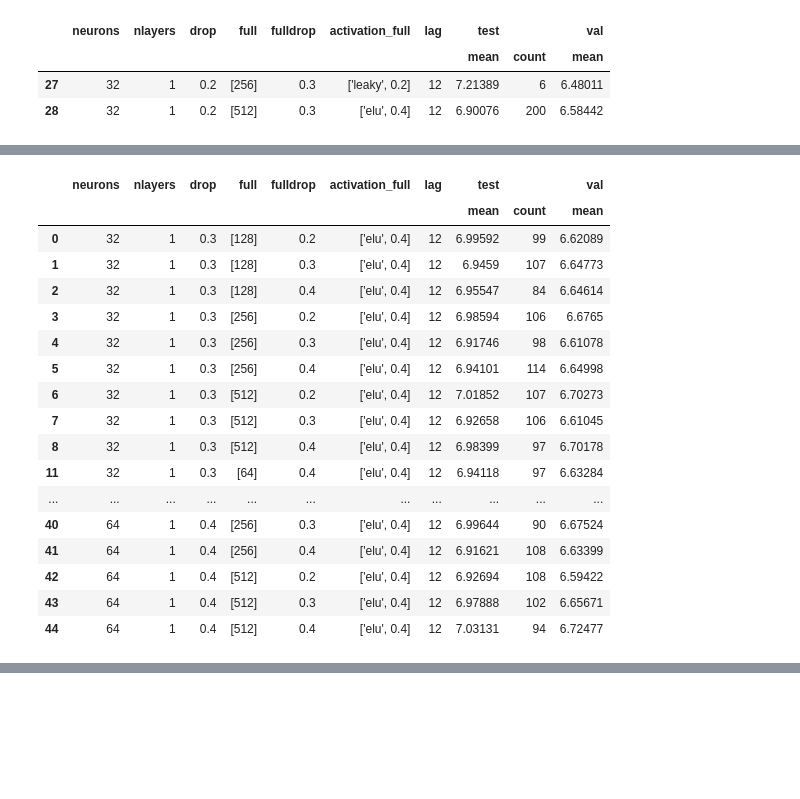
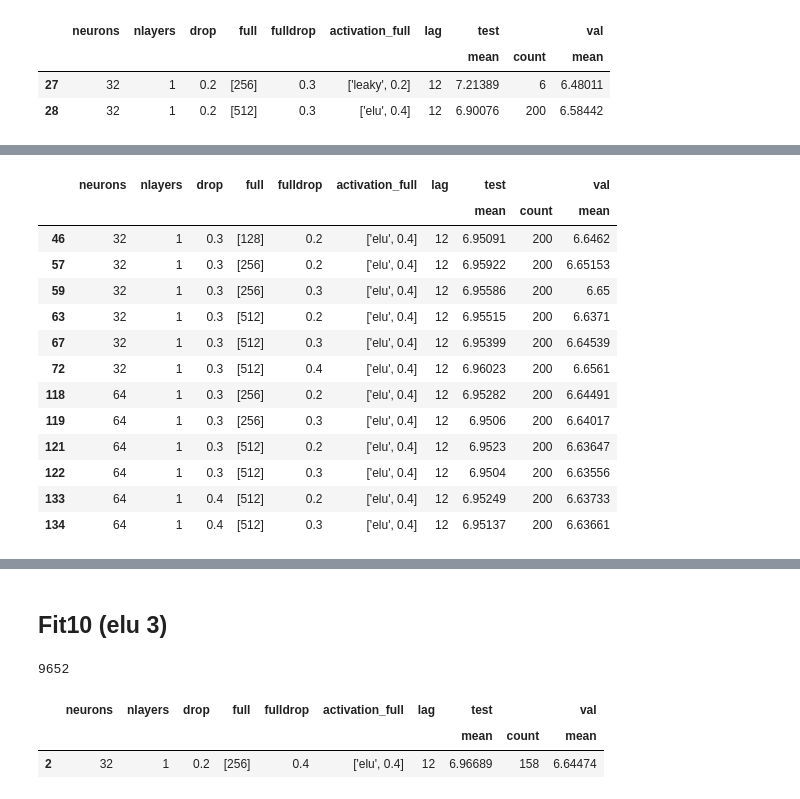
Before and after one commit to bejar/Wind, a Jupyter notebook: Notebooks/Tunning/ParameterTunningRNNS2S.ipynb, the cells around one changed output, grey strips where cells are left out. Drawn from its saved outputs; the diff is of its cells as text; code cells hidden in the pictures; blank space fills up the shorter version.

```diff
--- a/Notebooks/Tunning/ParameterTunningRNNS2S.ipynb
+++ b/Notebooks/Tunning/ParameterTunningRNNS2S.ipynb
@@ -385,26 +385,22 @@ len(a)
 # %%
 
 b =a.groupby(by=['neurons', 'nlayers', 'drop', 'full', 'fulldrop','activation_full', 'lag'],as_index=False).agg({'test':['mean','count'], 'val':'mean', })
-b[b['test']['mean'] > 6.9].style.highlight_max()
+b[b['test']['mean'] > 6.95].style.highlight_max()
 #b.style.highlight_max()
 # %% [output]
 |  | neurons | nlayers | drop | full | fulldrop | activation_full | lag | test |  | val |
 |  |  |  |  |  |  |  |  | mean | count | mean |
-| 0 | 32 | 1 | 0.3 | [128] | 0.2 | ['elu', 0.4] | 12 | 6.99592 | 99 | 6.62089 |
-| 1 | 32 | 1 | 0.3 | [128] | 0.3 | ['elu', 0.4] | 12 | 6.9459 | 107 | 6.64773 |
-| 2 | 32 | 1 | 0.3 | [128] | 0.4 | ['elu', 0.4] | 12 | 6.95547 | 84 | 6.64614 |
-| 3 | 32 | 1 | 0.3 | [256] | 0.2 | ['elu', 0.4] | 12 | 6.98594 | 106 | 6.6765 |
-| 4 | 32 | 1 | 0.3 | [256] | 0.3 | ['elu', 0.4] | 12 | 6.91746 | 98 | 6.61078 |
-| 5 | 32 | 1 | 0.3 | [256] | 0.4 | ['elu', 0.4] | 12 | 6.94101 | 114 | 6.64998 |
-| 6 | 32 | 1 | 0.3 | [512] | 0.2 | ['elu', 0.4] | 12 | 7.01852 | 107 | 6.70273 |
-| 7 | 32 | 1 | 0.3 | [512] | 0.3 | ['elu', 0.4] | 12 | 6.92658 | 106 | 6.61045 |
-| 8 | 32 | 1 | 0.3 | [512] | 0.4 | ['elu', 0.4] | 12 | 6.98399 | 97 | 6.70178 |
-| 11 | 32 | 1 | 0.3 | [64] | 0.4 | ['elu', 0.4] | 12 | 6.94118 | 97 | 6.63284 |
-| ... | ... | ... | ... | ... | ... | ... | ... | ... | ... | ... |
-| 40 | 64 | 1 | 0.4 | [256] | 0.3 | ['elu', 0.4] | 12 | 6.99644 | 90 | 6.67524 |
-| 41 | 64 | 1 | 0.4 | [256] | 0.4 | ['elu', 0.4] | 12 | 6.91621 | 108 | 6.63399 |
-| 42 | 64 | 1 | 0.4 | [512] | 0.2 | ['elu', 0.4] | 12 | 6.92694 | 108 | 6.59422 |
-| 43 | 64 | 1 | 0.4 | [512] | 0.3 | ['elu', 0.4] | 12 | 6.97888 | 102 | 6.65671 |
-| 44 | 64 | 1 | 0.4 | [512] | 0.4 | ['elu', 0.4] | 12 | 7.03131 | 94 | 6.72477 |
+| 46 | 32 | 1 | 0.3 | [128] | 0.2 | ['elu', 0.4] | 12 | 6.95091 | 200 | 6.6462 |
+| 57 | 32 | 1 | 0.3 | [256] | 0.2 | ['elu', 0.4] | 12 | 6.95922 | 200 | 6.65153 |
+| 59 | 32 | 1 | 0.3 | [256] | 0.3 | ['elu', 0.4] | 12 | 6.95586 | 200 | 6.65 |
+| 63 | 32 | 1 | 0.3 | [512] | 0.2 | ['elu', 0.4] | 12 | 6.95515 | 200 | 6.6371 |
+| 67 | 32 | 1 | 0.3 | [512] | 0.3 | ['elu', 0.4] | 12 | 6.95399 | 200 | 6.64539 |
+| 72 | 32 | 1 | 0.3 | [512] | 0.4 | ['elu', 0.4] | 12 | 6.96023 | 200 | 6.6561 |
+| 118 | 64 | 1 | 0.3 | [256] | 0.2 | ['elu', 0.4] | 12 | 6.95282 | 200 | 6.64491 |
+| 119 | 64 | 1 | 0.3 | [256] | 0.3 | ['elu', 0.4] | 12 | 6.9506 | 200 | 6.64017 |
+| 121 | 64 | 1 | 0.3 | [512] | 0.2 | ['elu', 0.4] | 12 | 6.9523 | 200 | 6.63647 |
+| 122 | 64 | 1 | 0.3 | [512] | 0.3 | ['elu', 0.4] | 12 | 6.9504 | 200 | 6.63556 |
+| 133 | 64 | 1 | 0.4 | [512] | 0.2 | ['elu', 0.4] | 12 | 6.95249 | 200 | 6.63733 |
+| 134 | 64 | 1 | 0.4 | [512] | 0.3 | ['elu', 0.4] | 12 | 6.95137 | 200 | 6.63661 |
 # %%
 trace = []
@@ -420,3 +416,5 @@ for v in sorted(b[facet].unique()):
 py.iplot(trace, filename='basic-scatter')
 # %% [output]
 [interactive output not drawn]
+# %% [markdown]
+## Fit10 (elu 3)
@@ -422,0 +428,15 @@ py.iplot(trace, filename='basic-scatter')
+# %%
+a=results.exp_df.groupby(['site', 'neurons', 'nlayers', 'drop', 'full', 'fulldrop','activation_full',   'lag'],as_index=False).sum()
+a.drop(columns=['hour', 'site'], inplace=True)
+len(a)
+# %% [output]
+9652
+# %%
+
+b =a.groupby(by=['neurons', 'nlayers', 'drop', 'full', 'fulldrop','activation_full', 'lag'],as_index=False).agg({'test':['mean','count'], 'val':'mean', })
+b[b['test']['mean'] > 6.95].style.highlight_max()
+#b.style.highlight_max()
+# %% [output]
+|  | neurons | nlayers | drop | full | fulldrop | activation_full | lag | test |  | val |
+|  |  |  |  |  |  |  |  | mean | count | mean |
+| 2 | 32 | 1 | 0.2 | [256] | 0.4 | ['elu', 0.4] | 12 | 6.96689 | 158 | 6.64474 |
```
Also changed, not shown: parts of 5 cells of this notebook, 6 other files.
